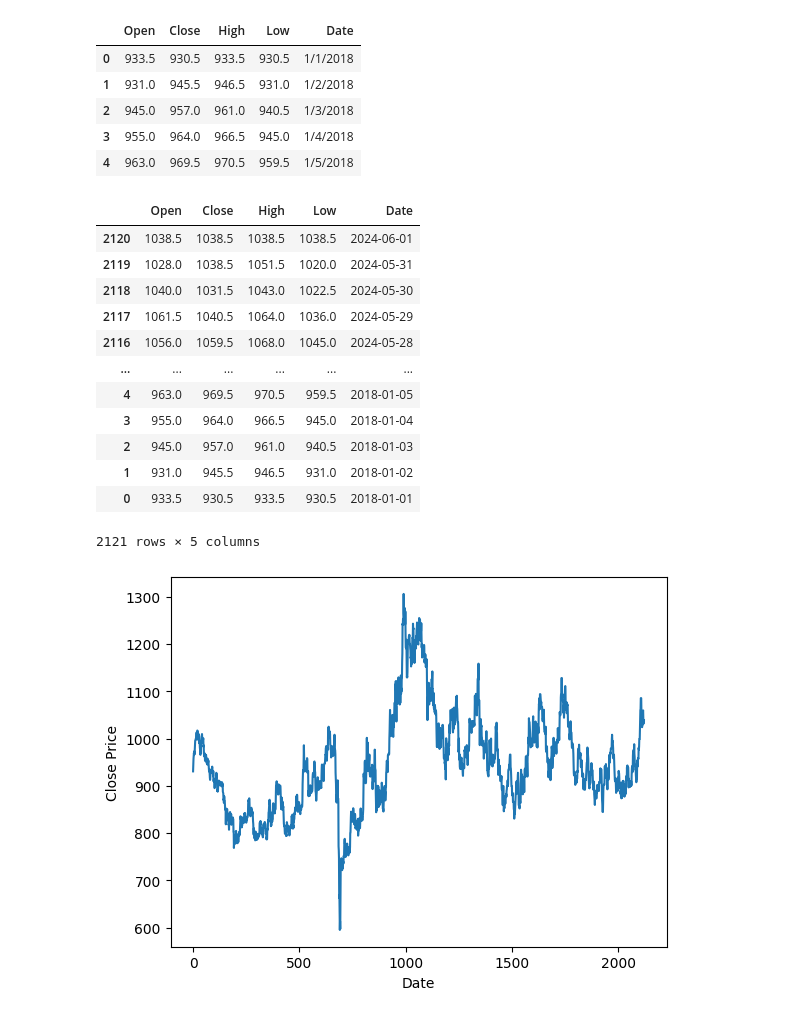
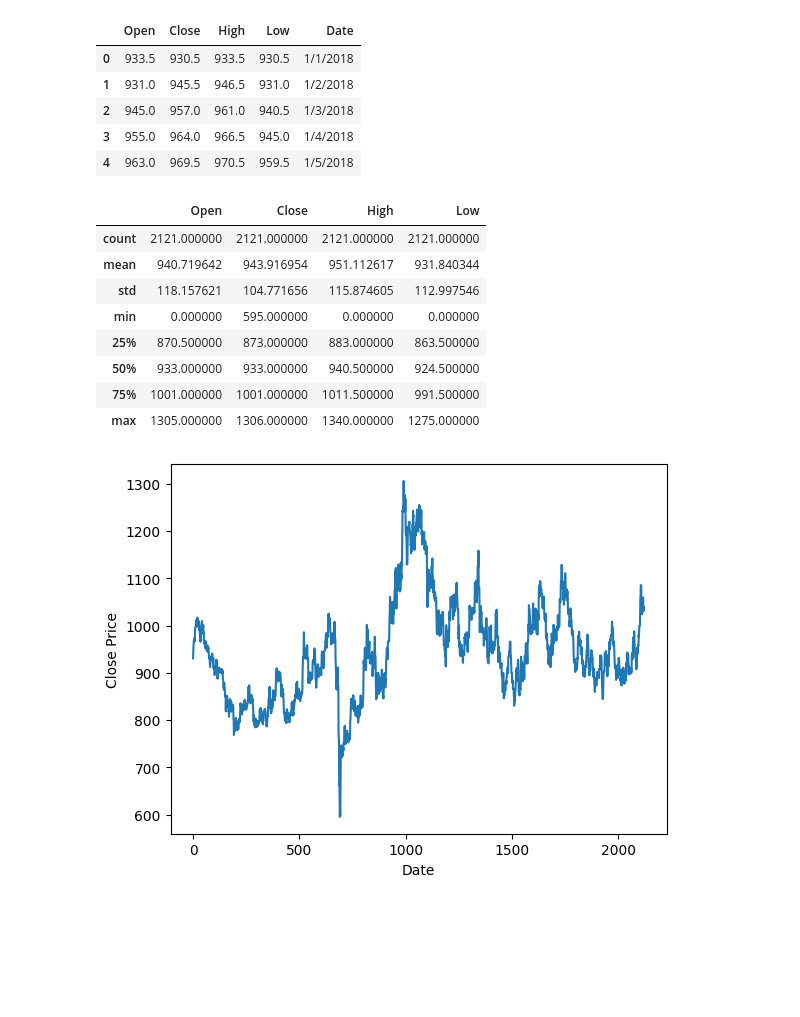
Before and after one commit to ThanhLinh023/Real-timeseriesDataForecast, a Jupyter notebook: Model/SVR/SVR_Platinum_6_4.ipynb, the cells around one changed output. Saved outputs shown, nothing was run; the diff lists cells and outputs as text; code cells hidden in the pictures; blank space fills up the shorter version.

```diff
--- a/Model/SVR/SVR_Platinum_6_4.ipynb
+++ b/Model/SVR/SVR_Platinum_6_4.ipynb
@@ -19,26 +19,22 @@ df.head(5)
 | 3 | 955.0 | 964.0 | 966.5 | 945.0 | 1/4/2018 |
 | 4 | 963.0 | 969.5 | 970.5 | 959.5 | 1/5/2018 |
 # %%
-# Đưa về kiểu date và đánh index
+df.describe()# Đưa về kiểu date và đánh index
 df['Date'] = pd.to_datetime(df.Date)
 
 # Sắp xếp lại index
 df = df.sort_index(ascending=False)
 df
 # %% [output]
-|  | Open | Close | High | Low | Date |
-| 2120 | 1038.5 | 1038.5 | 1038.5 | 1038.5 | 2024-06-01 |
-| 2119 | 1028.0 | 1038.5 | 1051.5 | 1020.0 | 2024-05-31 |
-| 2118 | 1040.0 | 1031.5 | 1043.0 | 1022.5 | 2024-05-30 |
-| 2117 | 1061.5 | 1040.5 | 1064.0 | 1036.0 | 2024-05-29 |
-| 2116 | 1056.0 | 1059.5 | 1068.0 | 1045.0 | 2024-05-28 |
-| ... | ... | ... | ... | ... | ... |
-| 4 | 963.0 | 969.5 | 970.5 | 959.5 | 2018-01-05 |
-| 3 | 955.0 | 964.0 | 966.5 | 945.0 | 2018-01-04 |
-| 2 | 945.0 | 957.0 | 961.0 | 940.5 | 2018-01-03 |
-| 1 | 931.0 | 945.5 | 946.5 | 931.0 | 2018-01-02 |
-| 0 | 933.5 | 930.5 | 933.5 | 930.5 | 2018-01-01 |
+|  | Open | Close | High | Low |
+| count | 2121.000000 | 2121.000000 | 2121.000000 | 2121.000000 |
+| mean | 940.719642 | 943.916954 | 951.112617 | 931.840344 |
+| std | 118.157621 | 104.771656 | 115.874605 | 112.997546 |
+| min | 0.000000 | 595.000000 | 0.000000 | 0.000000 |
+| 25% | 870.500000 | 873.000000 | 883.000000 | 863.500000 |
+| 50% | 933.000000 | 933.000000 | 940.500000 | 924.500000 |
+| 75% | 1001.000000 | 1001.000000 | 1011.500000 | 991.500000 |
+| max | 1305.000000 | 1306.000000 | 1340.000000 | 1275.000000 |
-2121 rows × 5 columns
 # %%
 # Vẽ biểu đồ chuỗi thời gian
 plt.plot(df.index, df["Close"])
```
Also changed, not shown: parts of 11 cells of this notebook, 5 other files.
